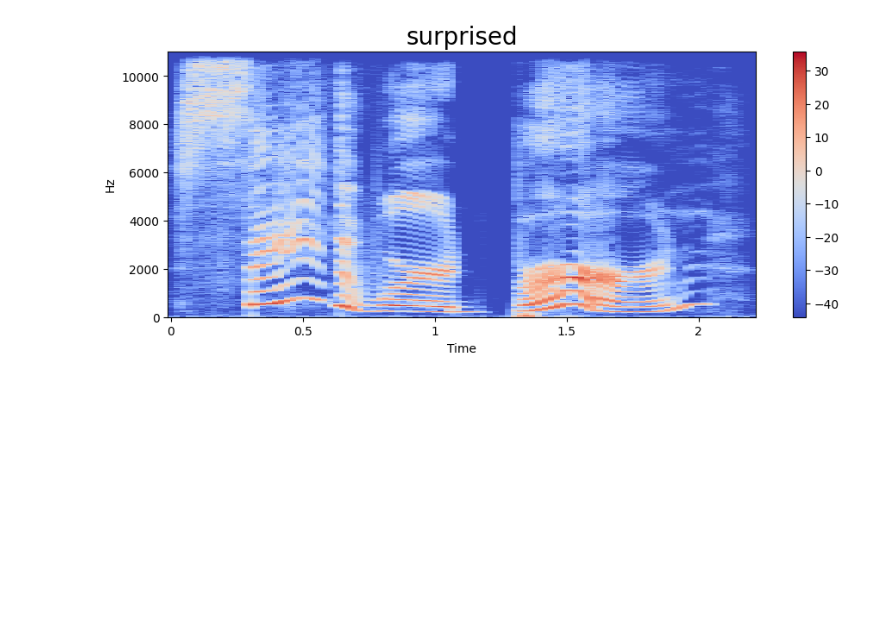
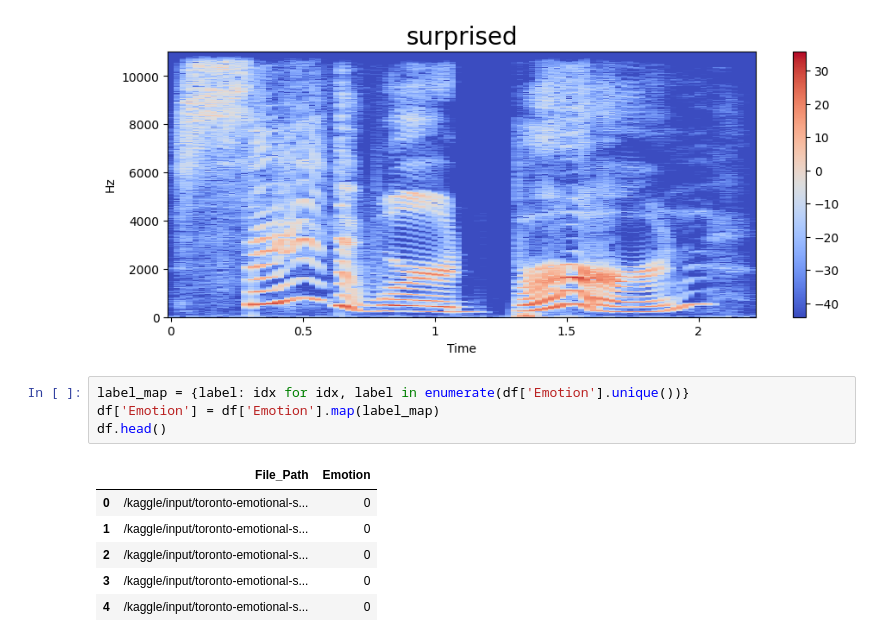
Before and after one commit to titan-spyer/Emotion_Recognition, a Jupyter notebook: Emotion_Recognize.ipynb, the cells around one changed output. Saved outputs shown, nothing was run; the diff lists cells and outputs as text; blank space fills up the shorter version.

```diff
--- a/Emotion_Recognize.ipynb
+++ b/Emotion_Recognize.ipynb
@@ -184,3 +186,14 @@ Audio(path)
 [figure]
 [interactive output not drawn]
 [figure]
+# %%
+label_map = {label: idx for idx, label in enumerate(df['Emotion'].unique())}
+df['Emotion'] = df['Emotion'].map(label_map)
+df.head()
+# %% [output]
+|  | File_Path | Emotion |
+| 0 | /kaggle/input/toronto-emotional-s... | 0 |
+| 1 | /kaggle/input/toronto-emotional-s... | 0 |
+| 2 | /kaggle/input/toronto-emotional-s... | 0 |
+| 3 | /kaggle/input/toronto-emotional-s... | 0 |
+| 4 | /kaggle/input/toronto-emotional-s... | 0 |
```
Also changed, not shown: parts of 9 cells of this notebook.
